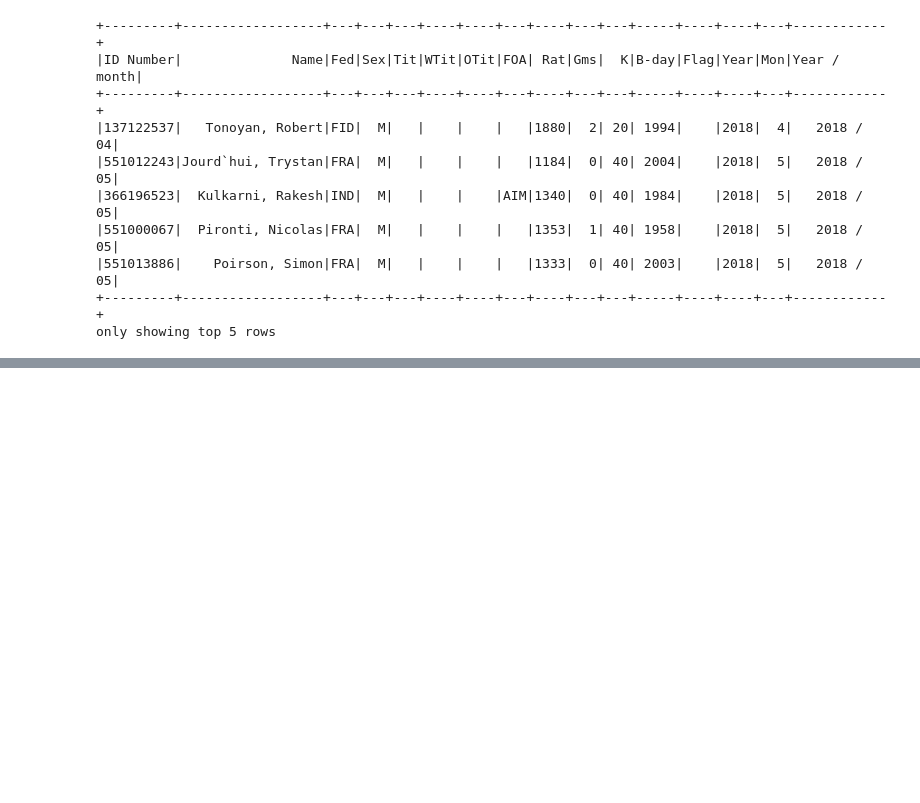
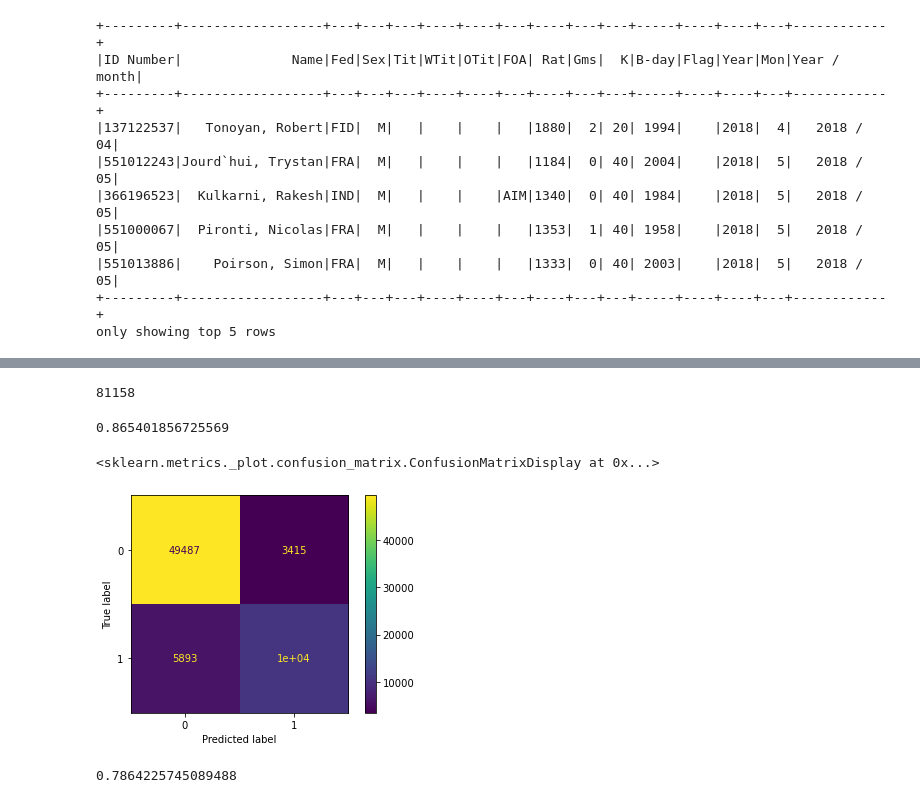
Before and after one commit to gabikadlecova/ds_report, a Jupyter notebook: spark_draft.ipynb, the cells around one changed output, grey strips where cells are left out. Saved outputs shown, nothing was run; the diff lists cells and outputs as text; code cells hidden in the pictures; blank space fills up the shorter version.

```diff
--- a/spark_draft.ipynb
+++ b/spark_draft.ipynb
@@ -323,0 +267,12 @@ pdf
+# %%
+import sklearn
+from sklearn.compose import ColumnTransformer
+
+
+xdata = xorig.drop(columns=['ID Number'])
+onehot_columns = ['age', 'Sex', 'K'] + [c for c in xdata.columns if 'Flag' in c]
+
+ct = sklearn.compose.ColumnTransformer([
+    ('onehot', sklearn.preprocessing.OneHotEncoder(drop='if_binary'), onehot_columns)], remainder='passthrough')
+
+xdata = ct.fit_transform(xdata)
@@ -323,0 +283,5 @@ pdf
+# %%
+#ydata = yorig['Rat:mean/2019//yearly']
+ydata = yorig['Rat:mean/2019//yearly'] > (xorig['Rat:mean/2018//yearly'] + 10)
+ydata = ydata.astype(int)
+ydata
@@ -323,0 +301,29 @@ pdf
+# %%
+ydata.sum()
+# %% [output]
+81158
+# %%
+from sklearn.model_selection import train_test_split
+
+xtrain, xtest, ytrain, ytest, idxtrain, idxtest = train_test_split(xdata, ydata, xorig.index, test_size=0.2)
+# %%
+from sklearn.ensemble import RandomForestClassifier
+
+rf = RandomForestClassifier()
+rf.fit(xtrain, ytrain)
+pred = rf.predict(xtest)
+# %%
+rf.score(xtest, ytest)
+# %% [output]
+0.865401856725569
+# %%
+sklearn.metrics.plot_confusion_matrix(rf, xtest, ytest)
+# %% [output]
+<sklearn.metrics._plot.confusion_matrix.ConfusionMatrixDisplay at 0x...>
+[figure, added]
+# %%
+from sklearn.metrics import roc_auc_score
+
+roc_auc_score(ytest, pred)
+# %% [output]
+0.7864225745089488
```
Also changed, not shown: parts of 30 cells of this notebook, 3 other files.
